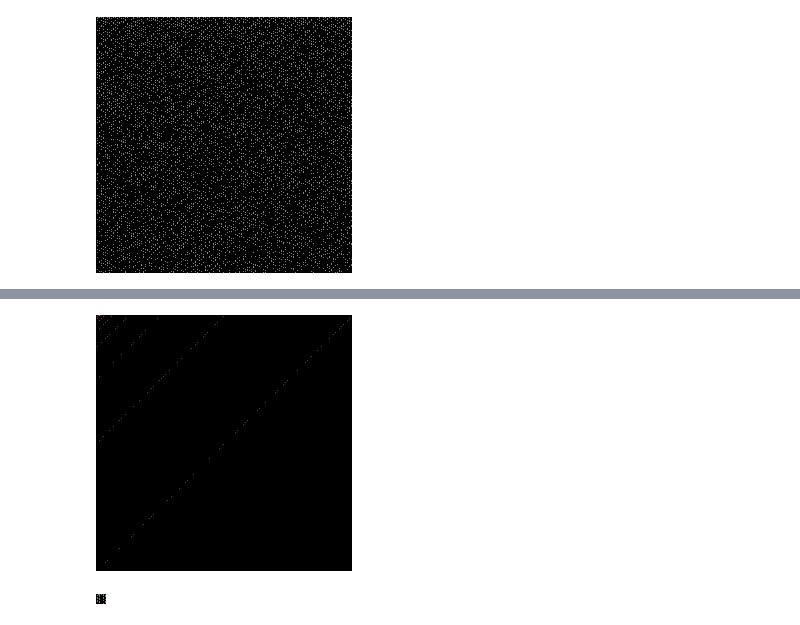
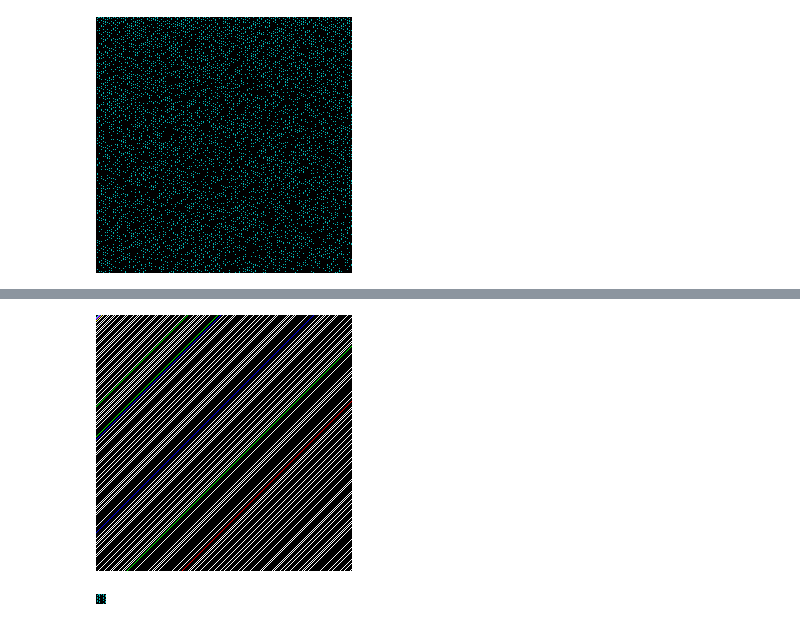
Before and after one commit to BurleighCharlton/Python-Mathematics, a Jupyter notebook: Prime_3.ipynb, the cells around one changed output, grey strips where cells are left out. Drawn from its saved outputs; the diff is of its cells as text; code cells hidden in the pictures.

```diff
--- a/Prime_3.ipynb
+++ b/Prime_3.ipynb
@@ -120,5 +131,7 @@ print((list_of_fermat_tests_to_10[25])[0,6:9])
 # %%
-biglist_of_fermat_tests_to_10 = np.asarray([fermat_test(i,9) for i in range(0,len(bigprimelist))])
+biglist_of_fermat_tests_to_10 = np.asarray([fermat_test(i,9) for i in range(0,1024*1024)])
+# %%
+biglist_of_fermat_tests_to_3 = np.asarray([fermat_test(i,3) for i in range(0,1024*1024)])
 # %%
 ##This generates a list of primes by my fermat test
 primesquare = np.zeros((256, 256,3), dtype=np.uint8)
@@ -134,12 +147,12 @@ display(img)
 # %%
-##why does this look so much better when its overflowwing 256
+##by segments of primes
 primesquare = np.zeros((1024, 1024,3), dtype=np.uint8)
 for x in range(1024):
     for y in range(1024):
-      if (x+(1024*y) in bigprimelist):
-        primesquare[y,x] = [160*(np.count_nonzero(biglist_of_fermat_tests_to_10[y+x][0,0:3] ==1)), #add red if witnessed by first 3 primes
-                            160*(np.count_nonzero(biglist_of_fermat_tests_to_10[y+x][0,3:6] ==1)), #add green if witnessed by next three primes
-                            250*(np.count_nonzero(biglist_of_fermat_tests_to_10[y+x][0,6:9] ==1))] #add blue if witnessed by next three primes
+      if (x+(1024*y) in range(1024*1024)):
+        primesquare[y,x] = [83*(np.count_nonzero(biglist_of_fermat_tests_to_10[(1024*y)+x][0,0:3] ==1)), #add red if witnessed by first 3 primes
+                            83*(np.count_nonzero(biglist_of_fermat_tests_to_10[(1024*y)+x][0,3:6] ==1)), #add green if witnessed by next three primes
+                            83*(np.count_nonzero(biglist_of_fermat_tests_to_10[(1024*y)+x][0,6:9] ==1))] #add blue if witnessed by next three primes
 
 img = Image.fromarray(primesquare) # Create an image from the array.
 display(img)
@@ -147,0 +161,10 @@ display(img)
+# %%
+primesquare = np.zeros((1024, 1024,3), dtype=np.uint8)
+for x in range(1024):
+    for y in range(1024):
+        primesquare[y,x] = [250*(np.count_nonzero(biglist_of_fermat_tests_to_3[(1024*y)+x][0,0] ==1)), #add red if witnessed by first 3 primes
+                            250*(np.count_nonzero(biglist_of_fermat_tests_to_3[(1024*y)+x][0,1] ==1)), #add green if witnessed by next three primes
+                            250*(np.count_nonzero(biglist_of_fermat_tests_to_3[(1024*y)+x][0,2] ==1))] #add blue if witnessed by next three primes
+
+img = Image.fromarray(primesquare) # Create an image from the array.
+display(img)
@@ -148,17 +173,17 @@ display(img)
 # %%
 ##why does this look so much better when its overflowwing 256
 primesquare = np.zeros((256, 256,3), dtype=np.uint8)
 for x in range(256):
     for y in range(256):
-      if (x+(256*y) in primelist100000):
+      if (x+(256*y) in range(256*256)):
         primesquare[y,x] = [250*list_of_fermat_tests_to_10[y+x][0,0], #add red if witnessed by first primes
                             250*list_of_fermat_tests_to_10[y+x][0,1], #add green if witnessed by second prime
                             250*list_of_fermat_tests_to_10[y+x][0,2]] #add blue if witnessed by third prime
 
 img = Image.fromarray(primesquare) # Create an image from the array.
 display(img)
 # %% [output]
-[figure, old version]
+[figure, new version]
 # %%
 primesquaresmol = np.zeros((10, 10,3), dtype=np.uint8)
 for x in range(10):
```
Also changed, not shown: parts of 9 cells of this notebook.
